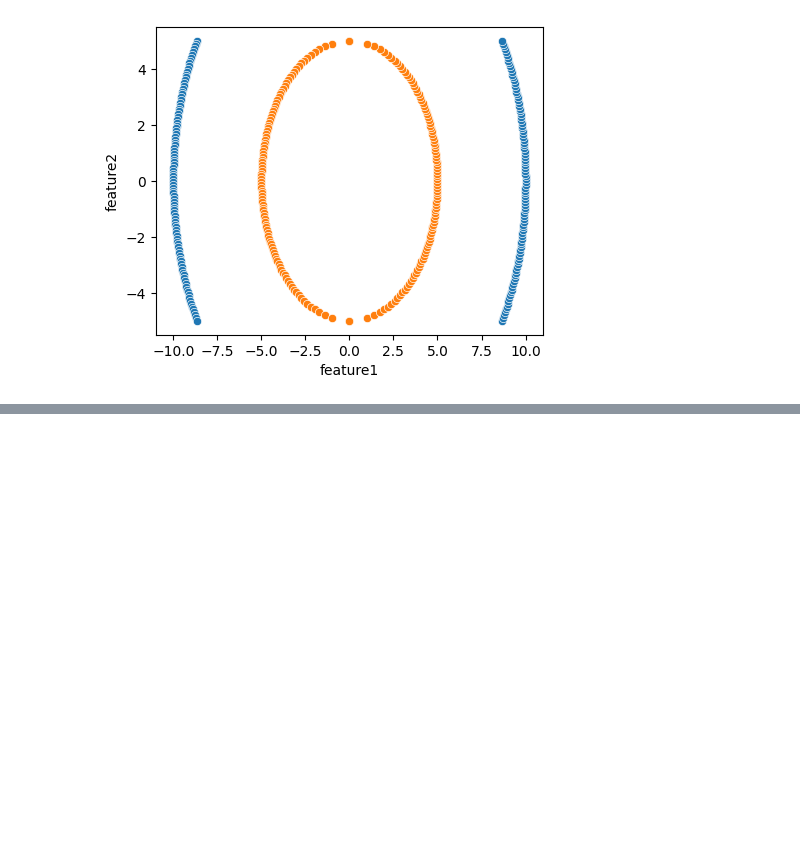
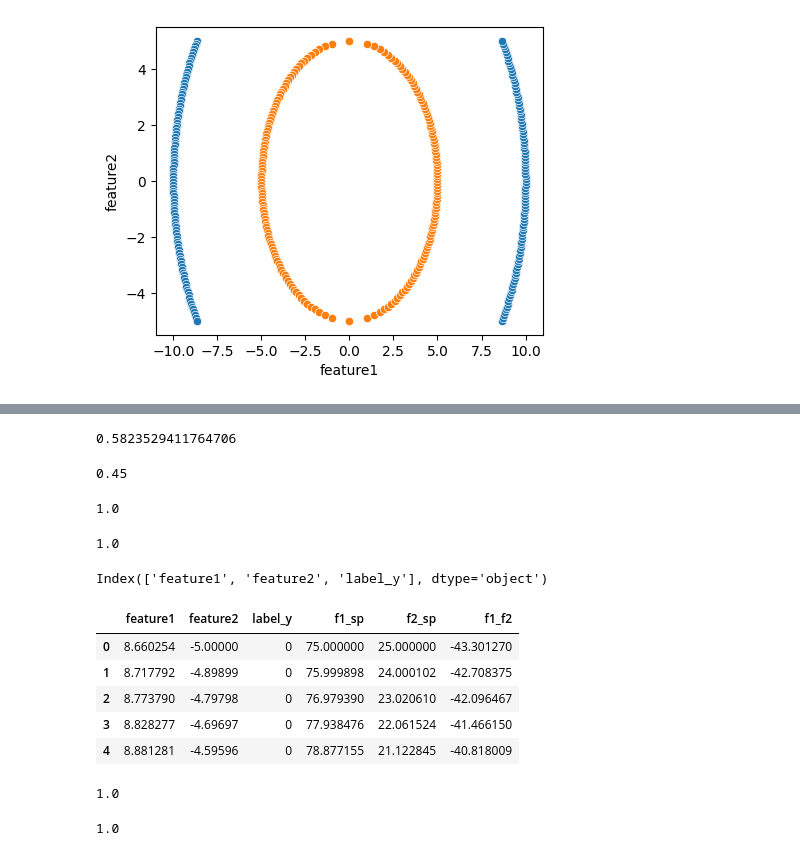
Before and after one commit to Md-Maruf-1727/Machine-Learning-Algorithms, a Jupyter notebook: Supervised/SVM/practice SVM.ipynb, the cells around one changed output, grey strips where cells are left out. Saved outputs shown, nothing was run; the diff lists cells and outputs as text; code cells hidden in the pictures; blank space fills up the shorter version.

```diff
--- a/Supervised/SVM/practice SVM.ipynb
+++ b/Supervised/SVM/practice SVM.ipynb
@@ -73,0 +97,38 @@ y = df[['label_y']]
+# %%
+#linear karnel
+svm_l = SVC(kernel='linear')
+l_model = svm_l.fit(xtrain, ytrain)
+l_model.score(xtrain, ytrain)
+# %% [output]
+0.5823529411764706
+# %%
+l_model.score(xtest, ytest)
+# %% [output]
+0.45
+# %%
+#polynomial kernel
+svm_p = SVC(kernel='poly', degree=6)
+p_model = svm_p.fit(xtrain, ytrain)
+p_model.score(xtrain, ytrain)
+# %% [output]
+1.0
+# %%
+p_model.score(xtest, ytest)
+# %% [output]
+1.0
+# %%
+df.columns
+# %% [output]
+Index(['feature1', 'feature2', 'label_y'], dtype='object')
+# %%
+df['f1_sp'] = df['feature1'] ** 2
+df['f2_sp'] = df['feature2'] ** 2
+df['f1_f2'] = df['feature1'] * df['feature2']
+df.head()
+# %% [output]
+|  | feature1 | feature2 | label_y | f1_sp | f2_sp | f1_f2 |
+| 0 | 8.660254 | -5.00000 | 0 | 75.000000 | 25.000000 | -43.301270 |
+| 1 | 8.717792 | -4.89899 | 0 | 75.999898 | 24.000102 | -42.708375 |
+| 2 | 8.773790 | -4.79798 | 0 | 76.979390 | 23.020610 | -42.096467 |
+| 3 | 8.828277 | -4.69697 | 0 | 77.938476 | 22.061524 | -41.466150 |
+| 4 | 8.881281 | -4.59596 | 0 | 78.877155 | 21.122845 | -40.818009 |
@@ -73,0 +140,9 @@ y = df[['label_y']]
+# %%
+new_svm_model = svm_p.fit(x_train, y_train)
+new_svm_model.score(x_train, y_train)
+# %% [output]
+1.0
+# %%
+new_svm_model.score(x_test, y_test)
+# %% [output]
+1.0
```
Also changed, not shown: parts of 8 cells of this notebook.
